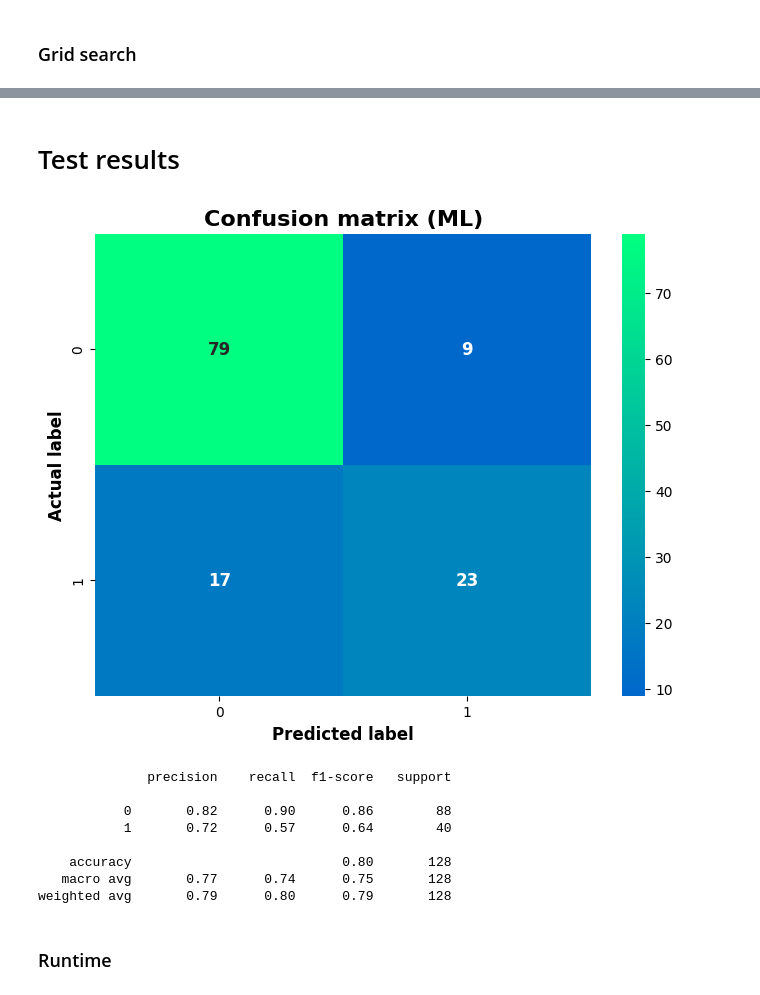
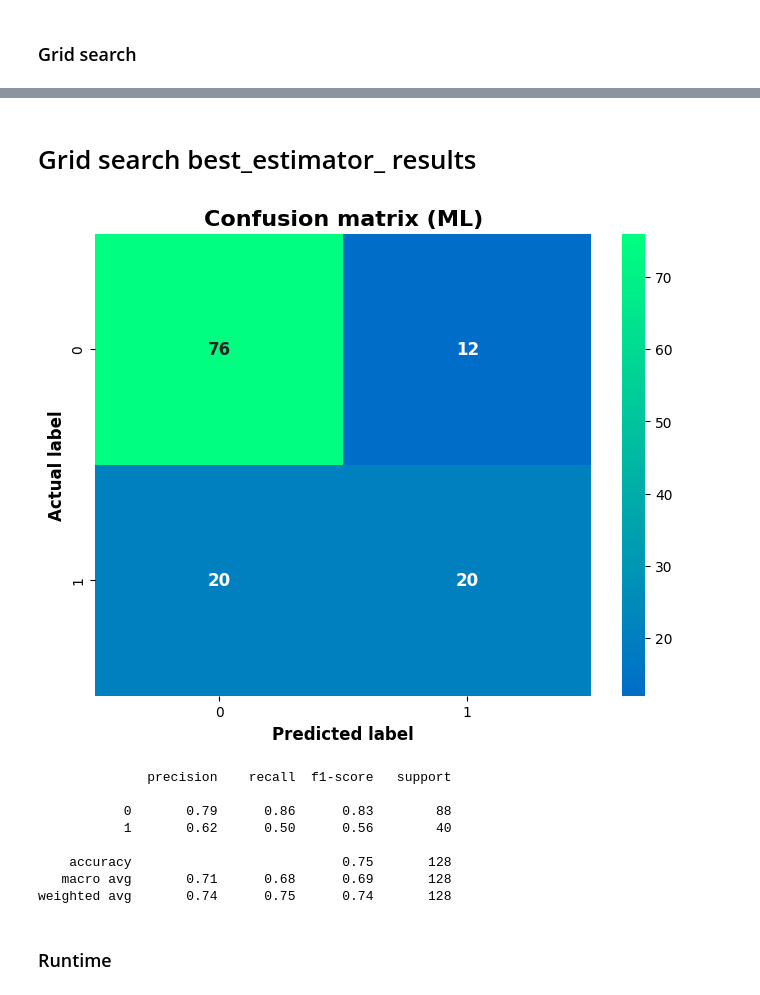
Before and after one commit to 1markmus/Diabetes-Classification, a Jupyter notebook: Machine Learning Model.ipynb, the cells around one changed output, grey strips where cells are left out. Cells and saved outputs as stored; diff of their text form; code cells hidden in the pictures.

```diff
--- a/Machine Learning Model.ipynb
+++ b/Machine Learning Model.ipynb
@@ -103,2 +151,22 @@ for col in rand1_columns:
 # %% [markdown]
 ### Grid search
+# %%
+grid_search_params = {
+    "max_depth" : [5, 7, 9],
+    "min_samples_leaf" : [3, 5],
+    "n_estimators" : [80, 90],
+    "max_features" : [5, 7]
+}
+# %%
+grid_cv_rf = GridSearchCV(
+    estimator=RandomForestClassifier(criterion="entropy", random_state=777),
+    param_grid=grid_search_params,
+    n_jobs=8,
+    refit="recall",
+    verbose=0,
+    cv = 5,
+    return_train_score=True,
+    scoring=scorer
+    )
+# %%
+grid_cv_rf.fit(X_train, y_train)
@@ -105,51 +182,51 @@ for col in rand1_columns:
 # %%
-predictions = rand_cv_rf.predict(X_test)
+grid_search_predictions = grid_cv_rf.predict(X_test)
 # %% [markdown]
-# Test results
+# Grid search best_estimator_ results
 # %%
 fig, ax = plt.subplots(figsize = (8, 6))
-cm = confusion_matrix(y_true=y_test, y_pred=predictions)
+cm = confusion_matrix(y_true=y_test, y_pred=grid_search_predictions)
 sns.heatmap(
     data = cm,
     cmap="winter",
     center = 20,
     annot=True,
     annot_kws = {
         "fontsize":12,
         "fontweight":"bold"
         },
     ax = ax
     )
 plt.title(
     "Confusion matrix (ML)",
     fontsize = 16,
     fontweight = "bold"
     )
 plt.xlabel(
     "Predicted label",
     fontsize = 12,
     fontweight = "bold"
     )
 plt.ylabel(
     "Actual label",
     fontsize = 12,
     fontweight = "bold"
     )
-fig.savefig("RandomForestClassifier_ConfusionMatrix.png")
+fig.savefig("GridSearch_RFC_ConfusionMatrix.png")
 plt.show()
 
 # Report
-print(classification_report(y_test, predictions))
+print(classification_report(y_test, grid_search_predictions))
 # %% [output]
-[figure, old version]
+[figure, new version]
               precision    recall  f1-score   support
 
-           0       0.82      0.90      0.86        88
-           1       0.72      0.57      0.64        40
+           0       0.79      0.86      0.83        88
+           1       0.62      0.50      0.56        40
 
-    accuracy                           0.80       128
-   macro avg       0.77      0.74      0.75       128
-weighted avg       0.79      0.80      0.79       128
+    accuracy                           0.75       128
+   macro avg       0.71      0.68      0.69       128
+weighted avg       0.74      0.75      0.74       128
 # %% [markdown]
 ### Runtime
 # %%
```
Also changed, not shown: parts of 11 cells of this notebook.
